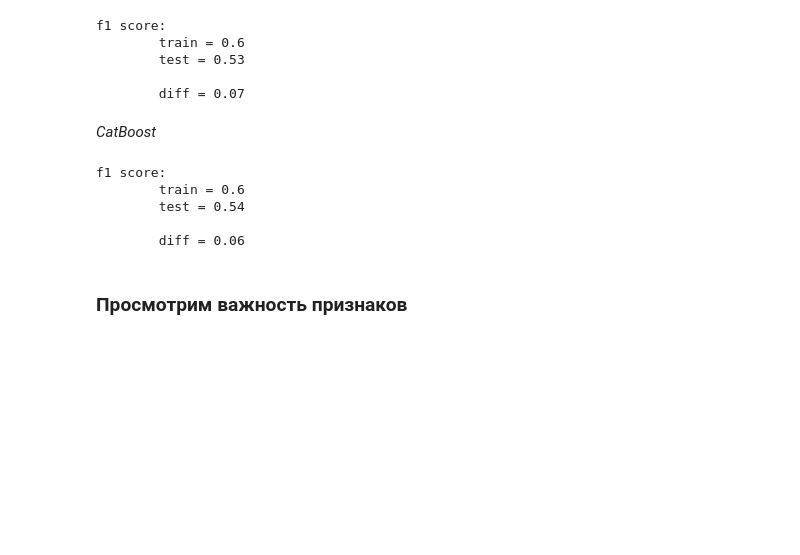
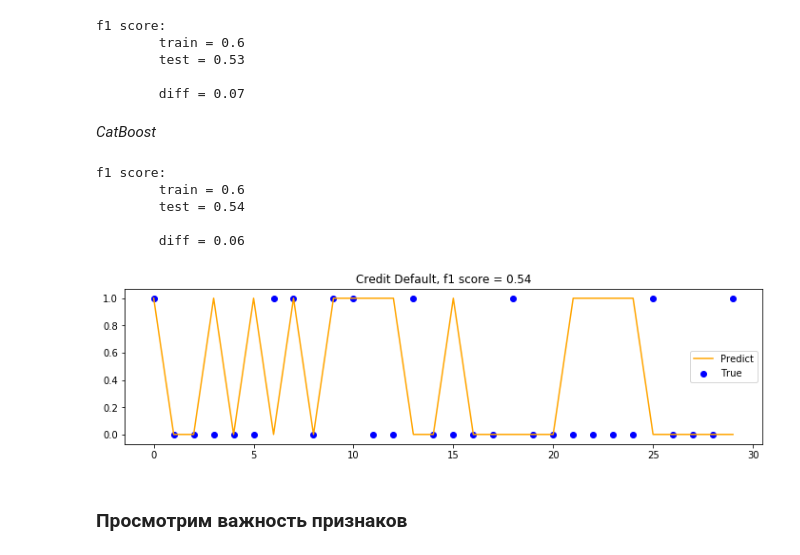
Before and after one commit to Yegor9151/-Python-Libraries-for-Data-Science-Continued, a Jupyter notebook: course_project/Sorokinel_course_project.ipynb, the cells around one changed output. Saved outputs shown, nothing was run; the diff lists cells and outputs as text; code cells hidden in the pictures; blank space fills up the shorter version.

```diff
--- a/course_project/Sorokinel_course_project.ipynb
+++ b/course_project/Sorokinel_course_project.ipynb
@@ -955,6 +955,20 @@ f1 score:
         test = 0.54
 
         diff = 0.06
+# %%
+test_true = y_test[:30].values
+test_pred = y_test_pred[:30]
+
+plt.figure(figsize=(12, 3))
+plt.scatter(range(test_true.shape[0]), test_true, c='blue', label='True')
+plt.plot(range(test_pred.shape[0]), test_pred, c='orange', label='Predict')
+plt.title('Credit Default, f1 score = 0.54')
+plt.savefig('Credit_Default', fmt='png')
+
+plt.legend()
+plt.show()
+# %% [output]
+[figure, added]
 # %% [markdown]
 ### Просмотрим важность признаков
 # %%
```
Also changed, not shown: parts of 1 cell of this notebook.
